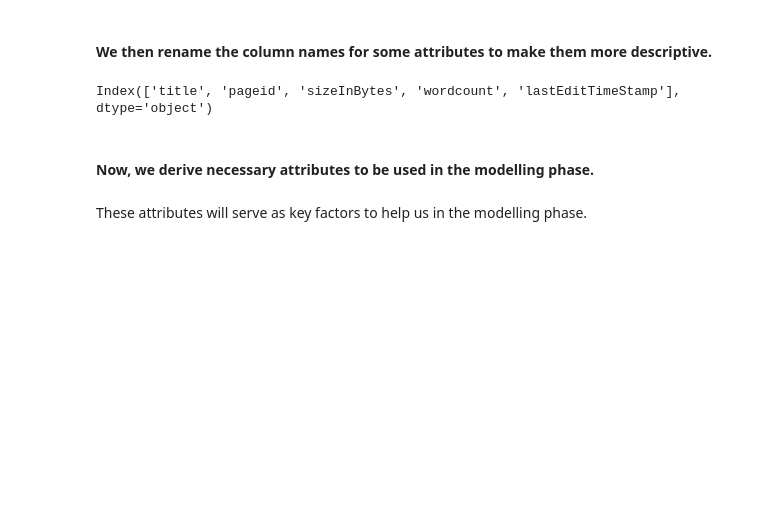
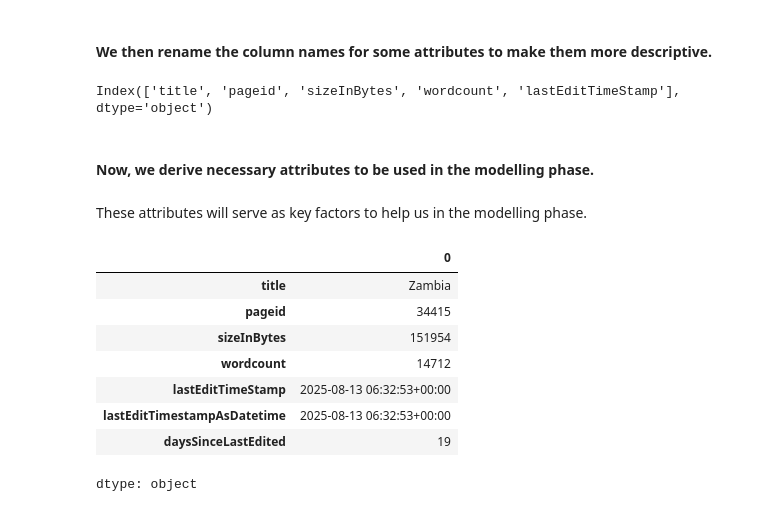
Before and after one commit to Chalwemwansa/data_mining_assign, a Jupyter notebook: Group_22_data_mining_assign.ipynb, the cells around one changed output. Saved outputs shown, nothing was run; the diff lists cells and outputs as text; code cells hidden in the pictures; blank space fills up the shorter version.

```diff
--- a/Group_22_data_mining_assign.ipynb
+++ b/Group_22_data_mining_assign.ipynb
@@ -294,4 +294,23 @@ Index(['title', 'pageid', 'sizeInBytes', 'wordcount', 'lastEditTimeStamp'], dtyp
 # %% [markdown]
 These attributes will serve as key factors to help us in the modelling phase.
 # %%
-# Converts the last edit timestamp to a datetime object and calculates how many days have passed since each post was last e
+# Converts the last edit timestamp to a datetime object and calculates how many days have passed since each post was last edited
+
+from datetime import datetime, timezone
+
+zambia_wiki_posts["lastEditTimestampAsDatetime"] = pd.to_datetime(zambia_wiki_posts["lastEditTimeStamp"], utc=True)
+zambia_wiki_posts["daysSinceLastEdited"] = (datetime.now(timezone.utc) - zambia_wiki_posts["lastEditTimestampAsDatetime"]).dt.days
+
+# To observe and display the first row to see the changes made
+
+zambia_wiki_posts.iloc[0].T
+# %% [output]
+|  | 0 |
+| title | Zambia |
+| pageid | 34415 |
+| sizeInBytes | 151954 |
+| wordcount | 14712 |
+| lastEditTimeStamp | 2025-08-13 06:32:53+00:00 |
+| lastEditTimestampAsDatetime | 2025-08-13 06:32:53+00:00 |
+| daysSinceLastEdited | 19 |
+dtype: object
```
Also changed, not shown: parts of 1 cell of this notebook.
